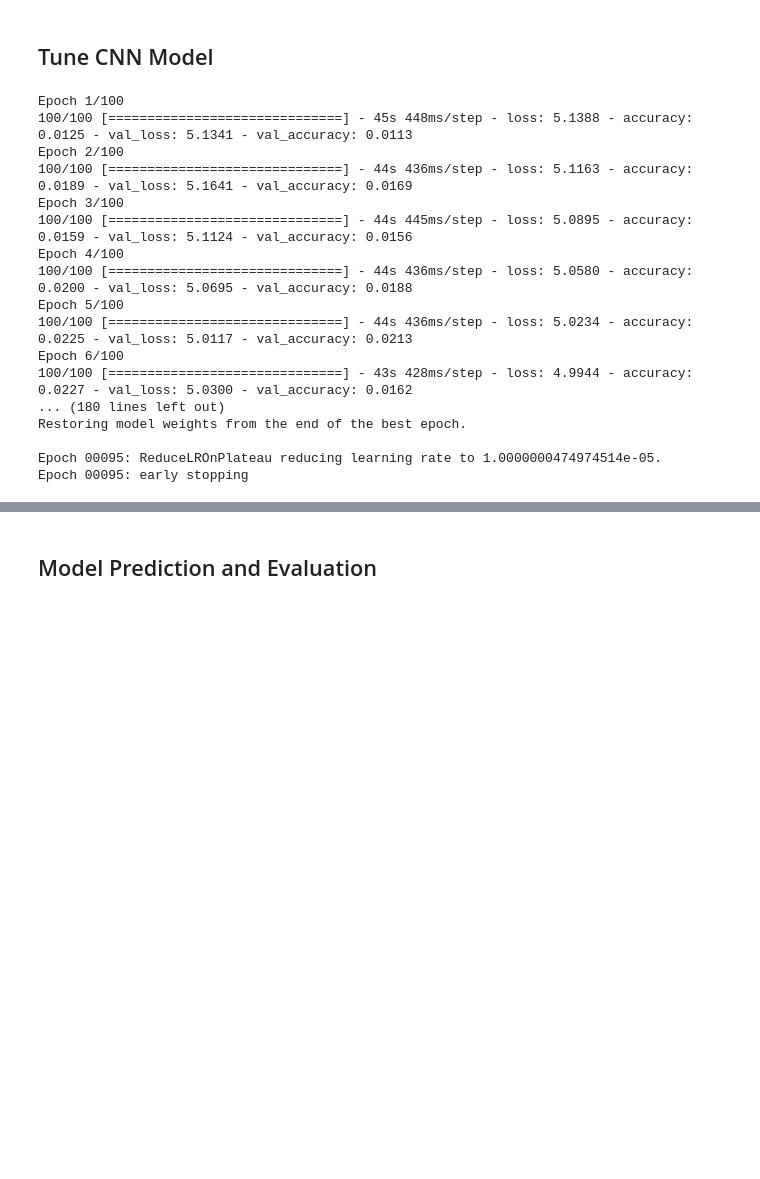
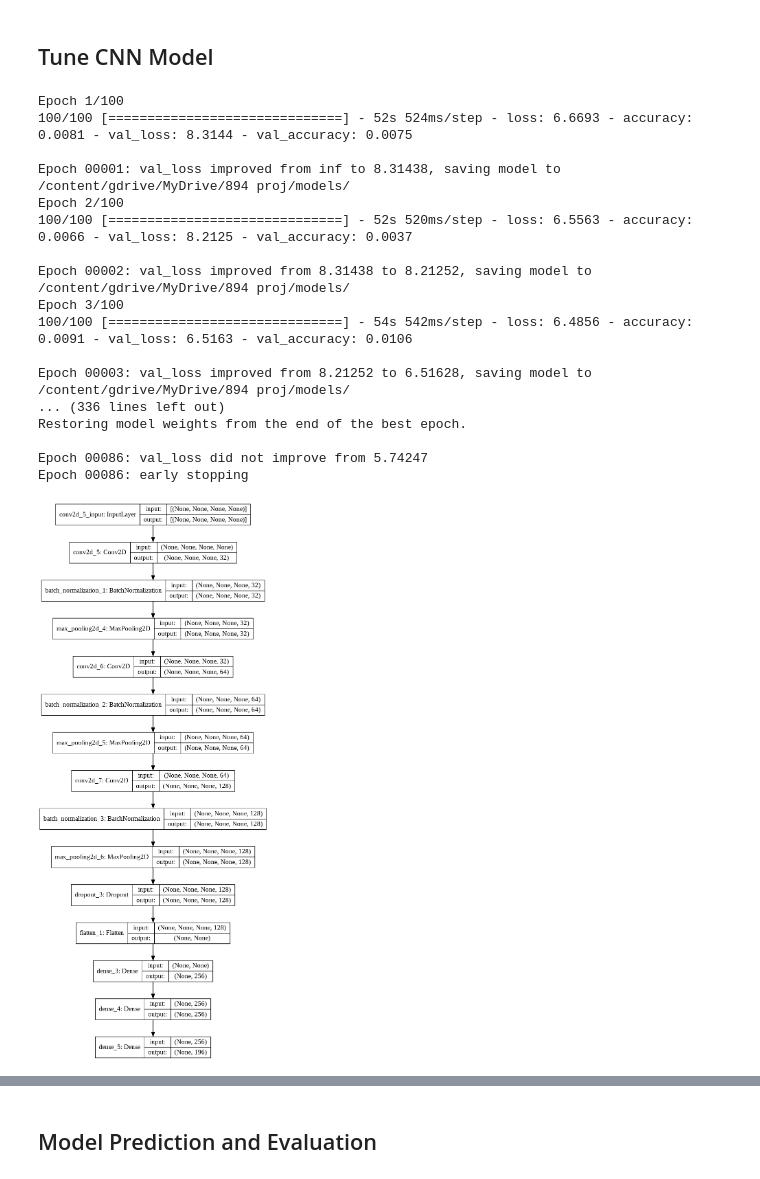
Before and after one commit to teamsimcoemmai/mmai894, a Jupyter notebook: Final Project/CNN_Model.ipynb, the cells around one changed output, grey strips where cells are left out. Drawn from its saved outputs; the diff is of its cells as text; code cells hidden in the pictures; blank space fills up the shorter version.

```diff
--- a/Final Project/CNN_Model.ipynb
+++ b/Final Project/CNN_Model.ipynb
@@ -195,25 +202,29 @@ history1 = model1.fit_generator(train_data,
                             callbacks = callbacks,
                             validation_data=val_data,
                             validation_steps=50)
-model1.save('/content/gdrive/MyDrive/894 proj/CNN_5_Layers.hdf5')
+model1.save('/content/gdrive/MyDrive/894 proj/CNN_5_Layers_lr.hdf5')
 # %% [output]
 Epoch 1/100
-100/100 [==============================] - 45s 448ms/step - loss: 5.1388 - accuracy: 0.0125 - val_loss: 5.1341 - val_accuracy: 0.0113
+100/100 [==============================] - 52s 524ms/step - loss: 6.6693 - accuracy: 0.0081 - val_loss: 8.3144 - val_accuracy: 0.0075
+
+Epoch 00001: val_loss improved from inf to 8.31438, saving model to /content/gdrive/MyDrive/894 proj/models/
 Epoch 2/100
-100/100 [==============================] - 44s 436ms/step - loss: 5.1163 - accuracy: 0.0189 - val_loss: 5.1641 - val_accuracy: 0.0169
+100/100 [==============================] - 52s 520ms/step - loss: 6.5563 - accuracy: 0.0066 - val_loss: 8.2125 - val_accuracy: 0.0037
+
+Epoch 00002: val_loss improved from 8.31438 to 8.21252, saving model to /content/gdrive/MyDrive/894 proj/models/
 Epoch 3/100
-100/100 [==============================] - 44s 445ms/step - loss: 5.0895 - accuracy: 0.0159 - val_loss: 5.1124 - val_accuracy: 0.0156
-Epoch 4/100
-100/100 [==============================] - 44s 436ms/step - loss: 5.0580 - accuracy: 0.0200 - val_loss: 5.0695 - val_accuracy: 0.0188
-Epoch 5/100
-100/100 [==============================] - 44s 436ms/step - loss: 5.0234 - accuracy: 0.0225 - val_loss: 5.0117 - val_accuracy: 0.0213
-Epoch 6/100
-100/100 [==============================] - 43s 428ms/step - loss: 4.9944 - accuracy: 0.0227 - val_loss: 5.0300 - val_accuracy: 0.0162
-... (180 lines left out)
+100/100 [==============================] - 54s 542ms/step - loss: 6.4856 - accuracy: 0.0091 - val_loss: 6.5163 - val_accuracy: 0.0106
+
+Epoch 00003: val_loss improved from 8.21252 to 6.51628, saving model to /content/gdrive/MyDrive/894 proj/models/
+... (336 lines left out)
 Restoring model weights from the end of the best epoch.
 
-Epoch 00095: ReduceLROnPlateau reducing learning rate to 1.0000000474974514e-05.
-Epoch 00095: early stopping
+Epoch 00086: val_loss did not improve from 5.74247
+Epoch 00086: early stopping
+# %%
+tf.keras.utils.plot_model(model1, to_file='model1.png', show_shapes=True, show_layer_names=True)
+# %% [output]
+[figure, added]
 # %%
 plt.plot(history1.history['loss'],label='loss')
 plt.plot(history1.history['val_loss'],label='val_loss')
```
Also changed, not shown: parts of 16 cells of this notebook.
